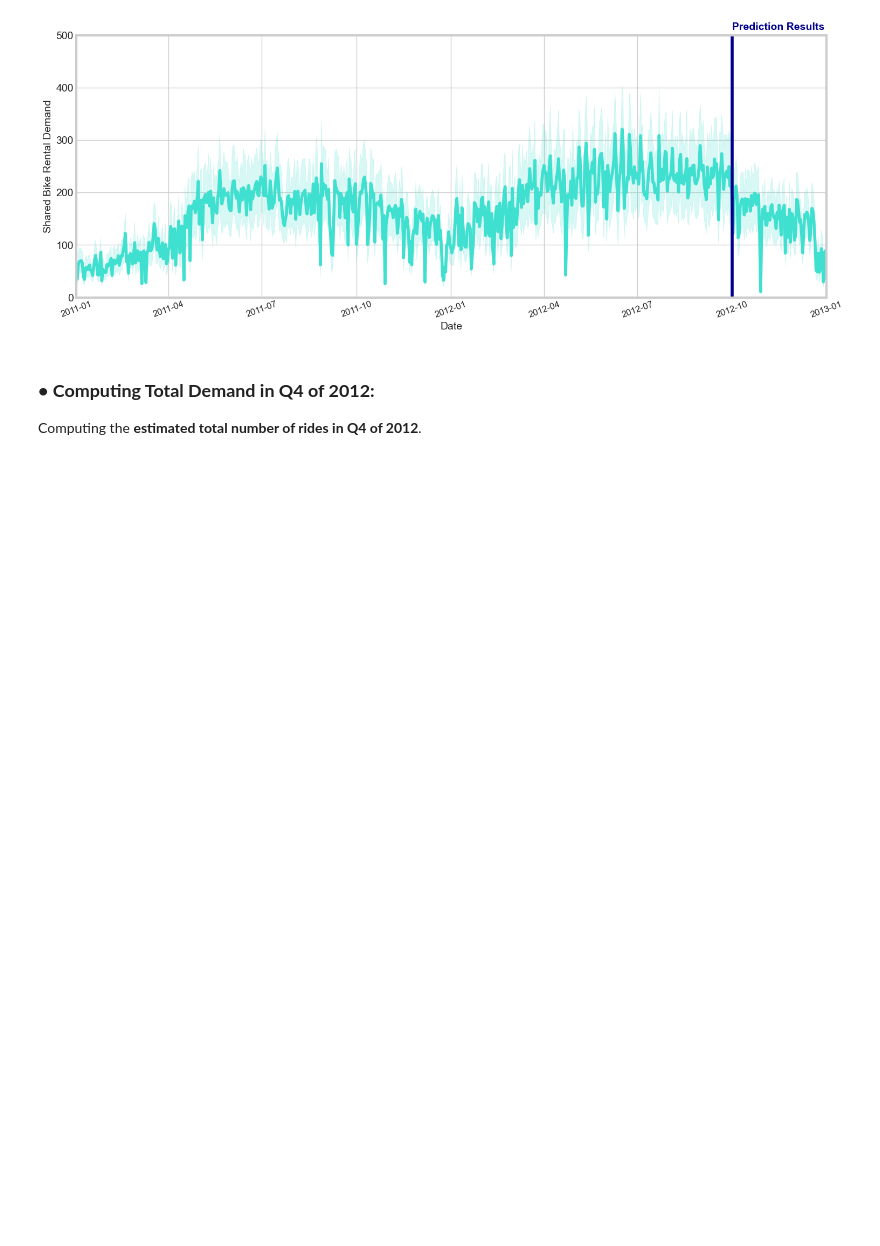
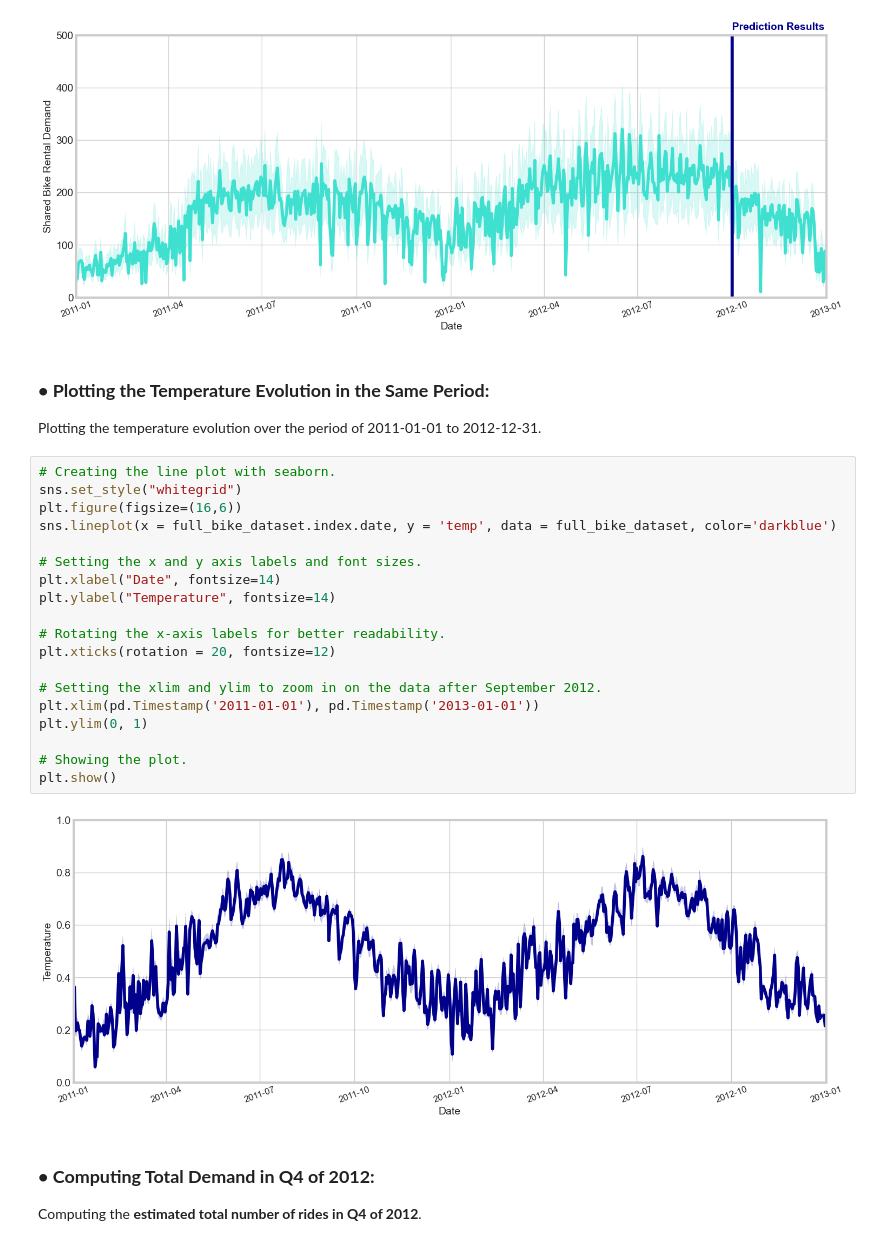
Before and after one commit to kate3890/ML_bike_demand_prediction, a Jupyter notebook: ML&AI_Group Assignment_Group 3.ipynb, the cells around one changed output. Drawn from its saved outputs; the diff is of its cells as text; blank space fills up the shorter version.

```diff
--- a/ML&AI_Group Assignment_Group 3.ipynb
+++ b/ML&AI_Group Assignment_Group 3.ipynb
@@ -2265,6 +2294,31 @@ plt.text(pd.Timestamp('2012-10-01'), 510, 'Prediction Results', fontsize=14, col
 plt.show()
 # %% [output]
 [figure]
+# %% [markdown]
+### **• Plotting the Temperature Evolution in the Same Period:**
+
+Plotting the temperature evolution over the period of 2011-01-01 to 2012-12-31.
+# %%
+# Creating the line plot with seaborn.
+sns.set_style("whitegrid")
+plt.figure(figsize=(16,6))
+sns.lineplot(x = full_bike_dataset.index.date, y = 'temp', data = full_bike_dataset, color='darkblue')
+
+# Setting the x and y axis labels and font sizes.
+plt.xlabel("Date", fontsize=14)
+plt.ylabel("Temperature", fontsize=14)
+
+# Rotating the x-axis labels for better readability.
+plt.xticks(rotation = 20, fontsize=12)
+
+# Setting the xlim and ylim to zoom in on the data after September 2012.
+plt.xlim(pd.Timestamp('2011-01-01'), pd.Timestamp('2013-01-01'))
+plt.ylim(0, 1)
+
+# Showing the plot.
+plt.show()
+# %% [output]
+[figure, added]
 # %% [markdown]
 ### **• Computing Total Demand in Q4 of 2012:**
 
```
Also changed, not shown: parts of 43 cells of this notebook.
